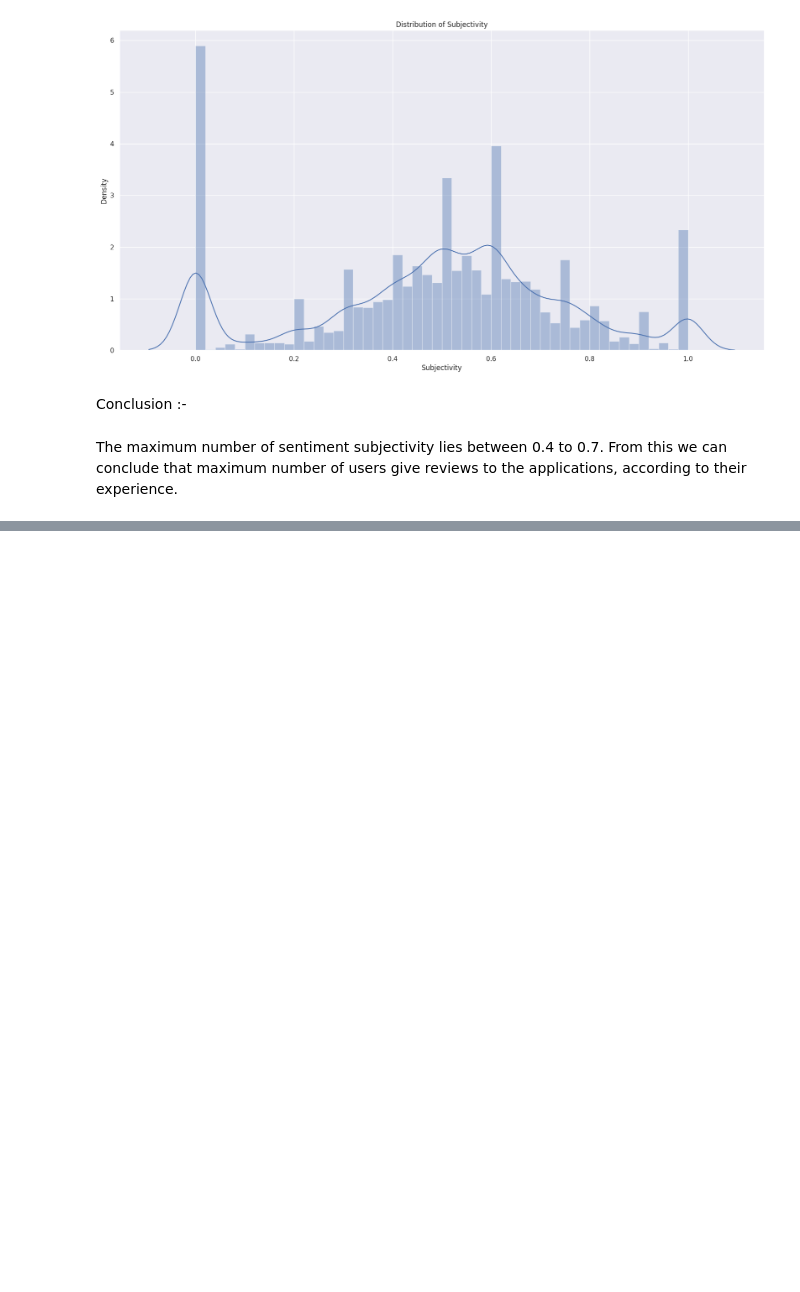
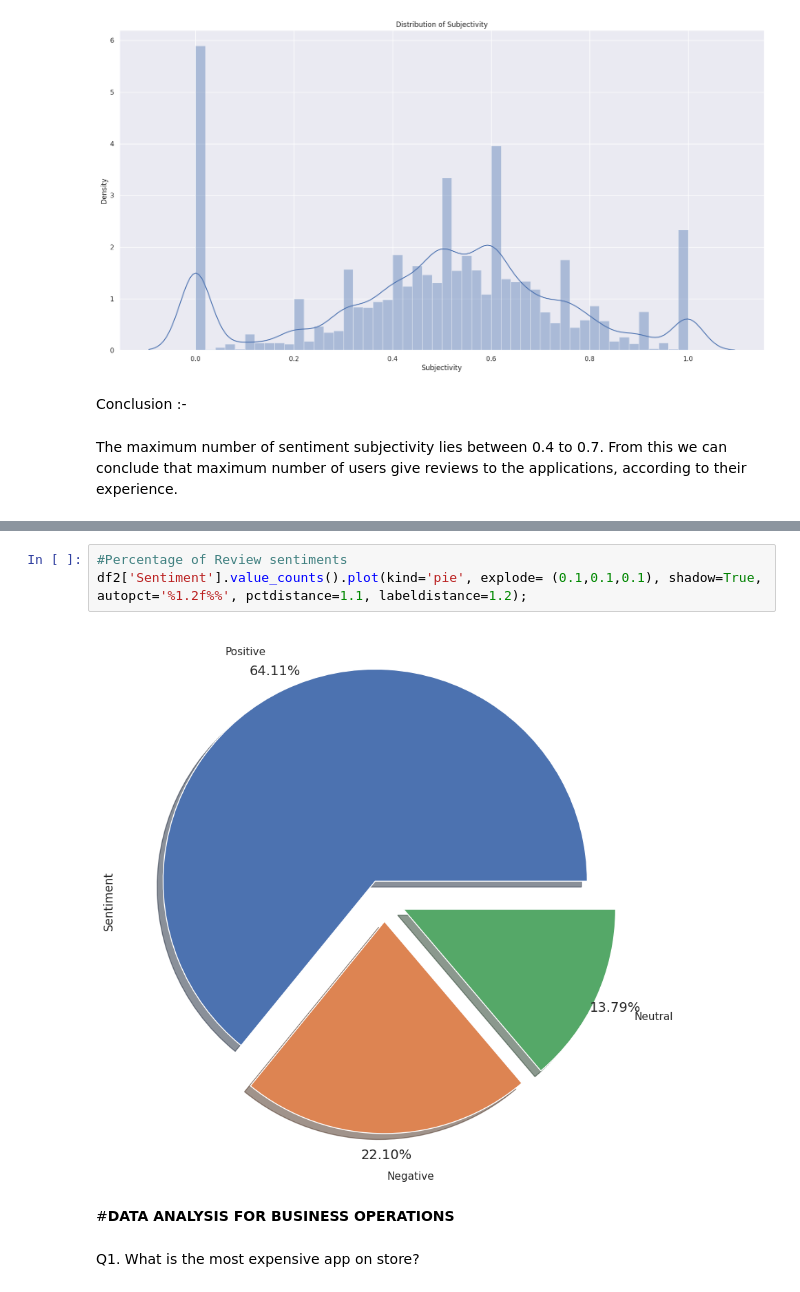
Before and after one commit to VishalKamde/EDA-PROJECT, a Jupyter notebook: Copy_of_Play_Store_App_Review_Analysis_Capstone_Project_Vishal_Kamde.ipynb, the cells around one changed output, grey strips where cells are left out. Drawn from its saved outputs; the diff is of its cells as text; blank space fills up the shorter version.

```diff
--- a/Copy_of_Play_Store_App_Review_Analysis_Capstone_Project_Vishal_Kamde.ipynb
+++ b/Copy_of_Play_Store_App_Review_Analysis_Capstone_Project_Vishal_Kamde.ipynb
@@ -890,0 +911,9 @@ The maximum number of sentiment subjectivity lies between 0.4 to 0.7. From this
+# %%
+#Percentage of Review sentiments
+df2['Sentiment'].value_counts().plot(kind='pie', explode= (0.1,0.1,0.1), shadow=True, autopct='%1.2f%%', pctdistance=1.1, labeldistance=1.2);
+# %% [output]
+[figure, added]
+# %% [markdown]
+#**DATA ANALYSIS FOR BUSINESS OPERATIONS**
+# %% [markdown]
+Q1. What is the most expensive app on store?
```
Also changed, not shown: parts of 32 cells of this notebook.
